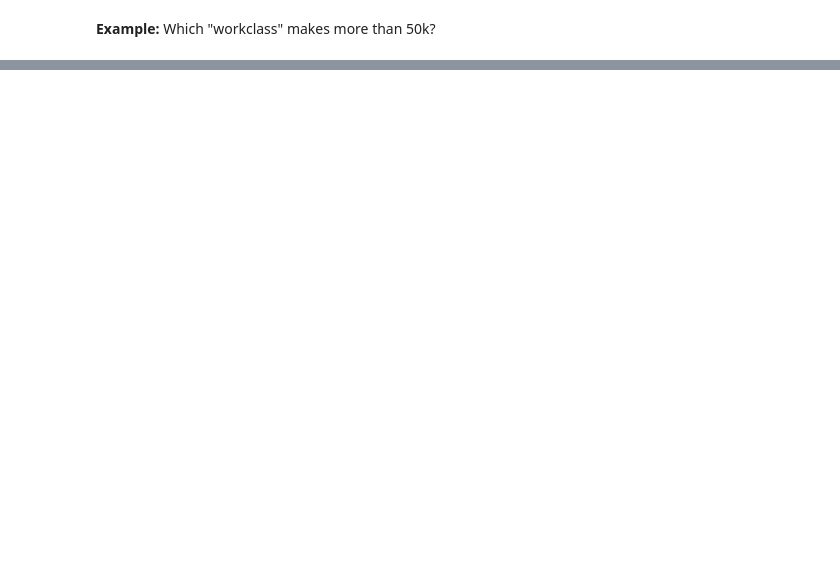
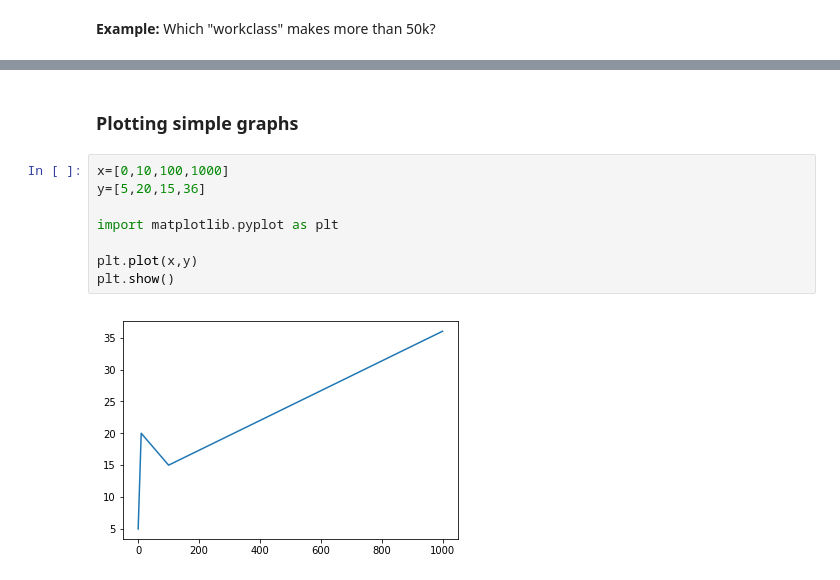
Before and after one commit to mesmalif/Predictive-Modelling-and-Data-Mining, a Jupyter notebook: W2_Data Preparation.ipynb, the cells around one changed output, grey strips where cells are left out. Saved outputs shown, nothing was run; the diff lists cells and outputs as text; blank space fills up the shorter version.

```diff
--- a/W2_Data Preparation.ipynb
+++ b/W2_Data Preparation.ipynb
@@ -212,0 +269,12 @@ Name: workclass, dtype: int64
+# %% [markdown]
+### Plotting simple graphs
+# %%
+x=[0,10,100,1000]
+y=[5,20,15,36]
+
+import matplotlib.pyplot as plt
+
+plt.plot(x,y)
+plt.show()
+# %% [output]
+[figure, added]
```
Also changed, not shown: parts of 22 cells of this notebook, 3 other files.
